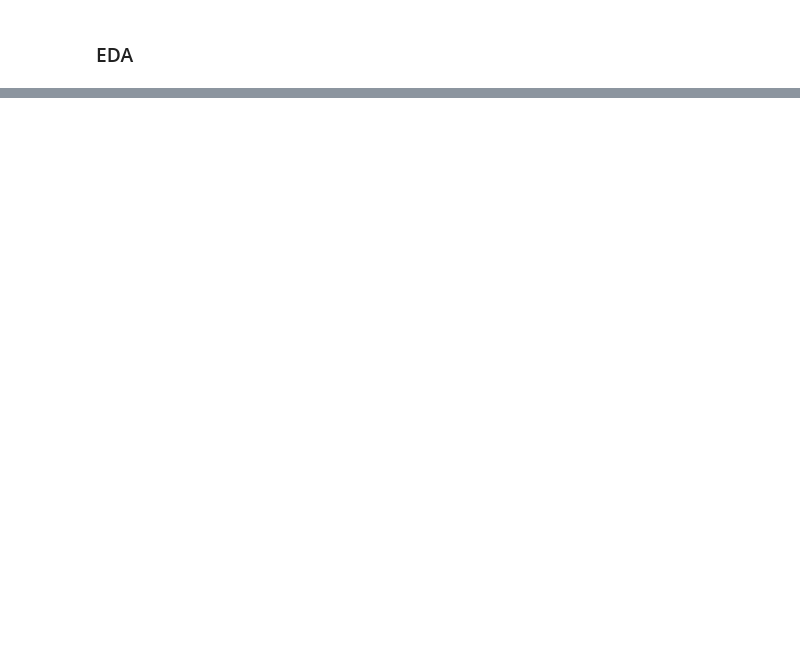
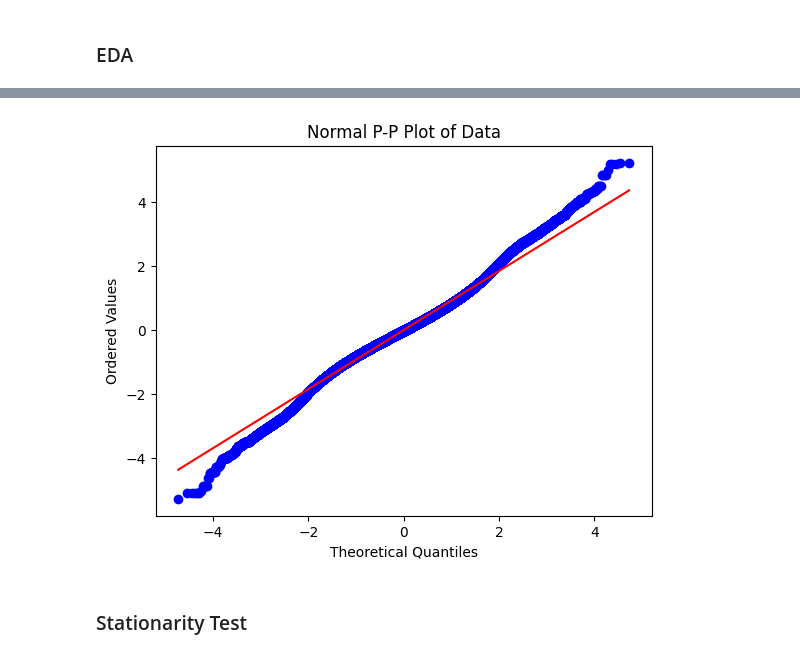
Before and after one commit to gruberjulius/ML_Task_4, a Jupyter notebook: EDA.ipynb, the cells around one changed output, grey strips where cells are left out. Cells and saved outputs as stored; diff of their text form; code cells hidden in the pictures; blank space fills up the shorter version.

```diff
--- a/EDA.ipynb
+++ b/EDA.ipynb
@@ -46,0 +119,12 @@ X_df
+# %%
+stats.probplot(input_data.y, dist="norm", plot=plt)
+plt.title('Normal P-P Plot of Data')
+plt.xlabel('Theoretical Quantiles')
+plt.ylabel('Ordered Values')
+
+# Show the plot
+plt.show()
+# %% [output]
+[figure, added]
+# %% [markdown]
+### Stationarity Test
```
Also changed, not shown: parts of 31 cells of this notebook, 2 other files.
